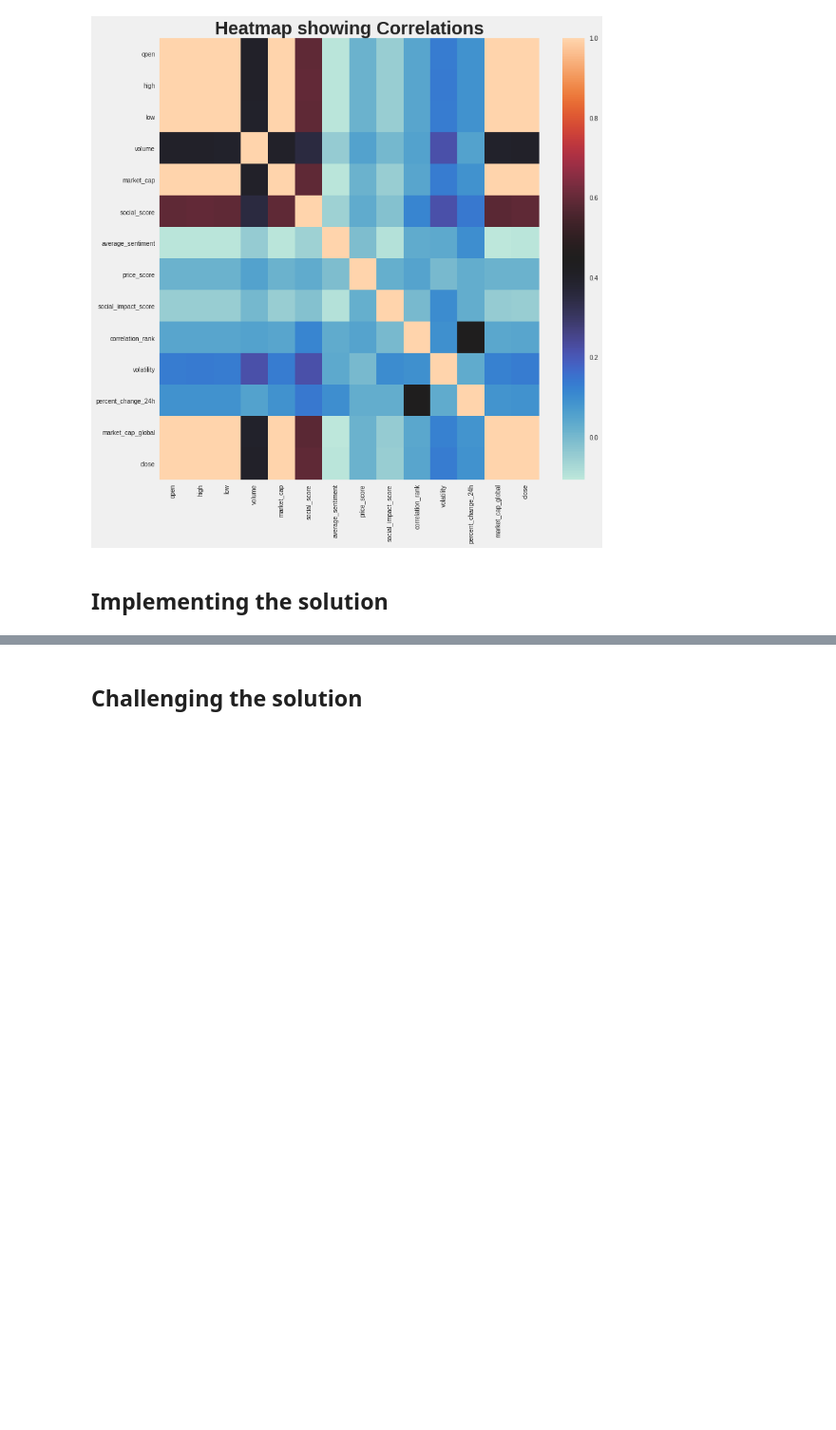
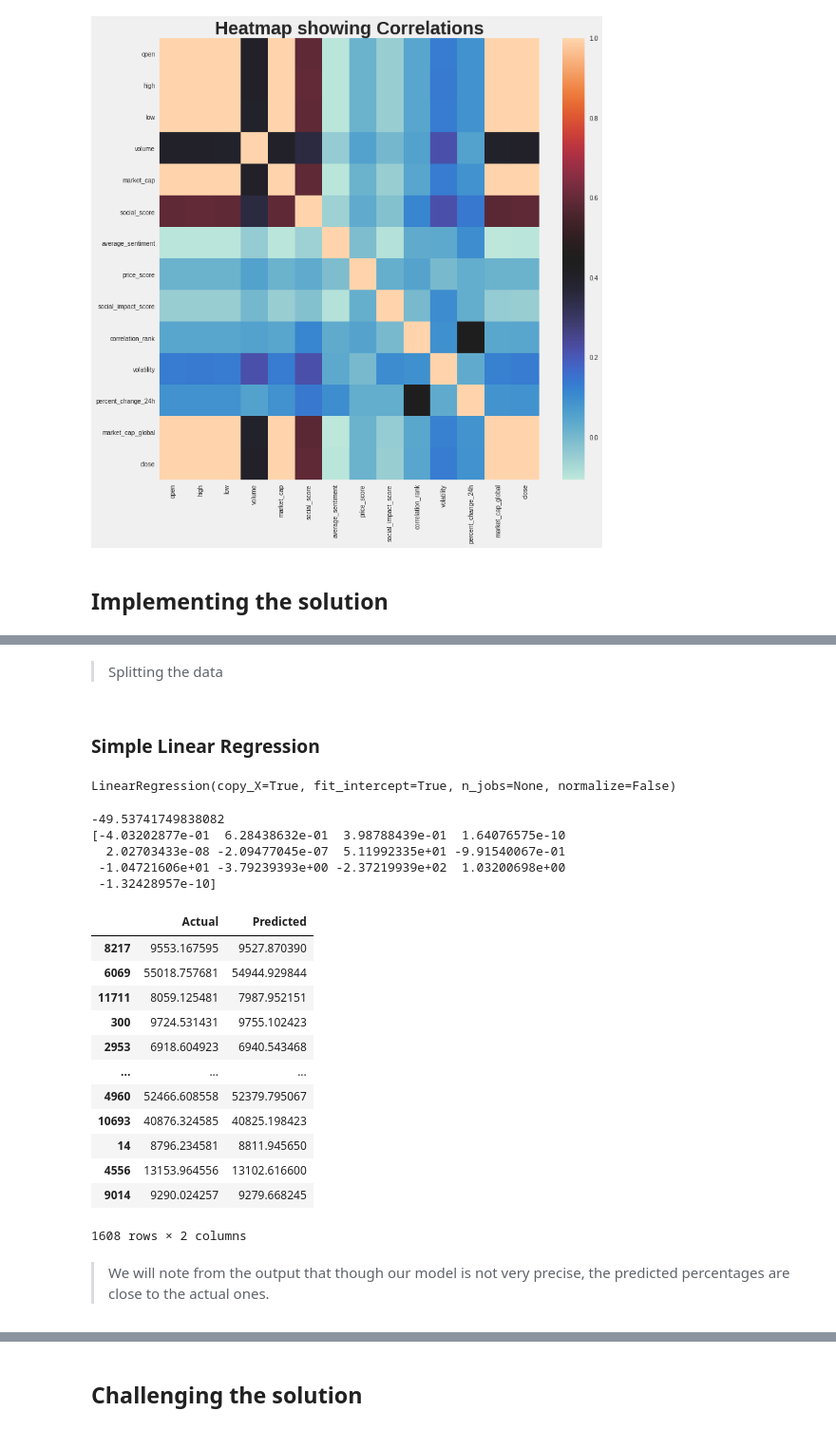
Before and after one commit to MarkNgendo/Cryptocurrency-Price-Prediction, a Jupyter notebook: Cryptocurrency_Price_Prediction.ipynb, the cells around one changed output, grey strips where cells are left out. Shown at 95% size. Saved outputs shown, nothing was run; the diff lists cells and outputs as text; code cells hidden in the pictures; blank space fills up the shorter version.

```diff
--- a/Cryptocurrency_Price_Prediction.ipynb
+++ b/Cryptocurrency_Price_Prediction.ipynb
@@ -644,0 +647,5 @@ plt.show()
+# %%
+# Creating the X and y variables
+
+X = df.drop(['id','close'], axis=1)
+y = df['close']
@@ -644,0 +654,5 @@ plt.show()
+# %%
+# define standard scaler
+scaler = StandardScaler()
+# transform data
+scaler.fit_transform(X)
@@ -644,0 +673,61 @@ plt.show()
+# %% [markdown]
+> Splitting the data
+# %%
+#splitting our data into training and test sets.
+
+X_train, X_test, y_train, y_test = train_test_split(X, y, test_size=0.2, random_state=0)
+
+# The above script splits 80% of the data to training set while 20% of the data to test set.
+# The test_size variable is where we actually specify the proportion of test set.
+# %% [markdown]
+### Simple Linear Regression
+# %%
+# Training the Algorithm
+#from sklearn.linear_model import LinearRegression
+
+regressor = LinearRegression()
+regressor.fit(X_train, y_train)
+# %% [output]
+LinearRegression(copy_X=True, fit_intercept=True, n_jobs=None, normalize=False)
+# %%
+# Getting the intercept and slope
+# ---
+# intercept
+
+print(regressor.intercept_)
+
+# slope
+#
+print(regressor.coef_)
+# %% [output]
+-49.53741749838082
+[-4.03202877e-01  6.28438632e-01  3.98788439e-01  1.64076575e-10
+  2.02703433e-08 -2.09477045e-07  5.11992335e+01 -9.91540067e-01
+ -1.04721606e+01 -3.79239393e+00 -2.37219939e+02  1.03200698e+00
+ -1.32428957e-10]
+# %%
+# Making Predictions
+# ---
+#
+y_pred = regressor.predict(X_test)
+
+# To compare the actual output values for X_test with the predicted values, execute the following
+pred = pd.DataFrame({'Actual': y_test, 'Predicted': y_pred})
+pred
+# %% [output]
+|  | Actual | Predicted |
+| 8217 | 9553.167595 | 9527.870390 |
+| 6069 | 55018.757681 | 54944.929844 |
+| 11711 | 8059.125481 | 7987.952151 |
+| 300 | 9724.531431 | 9755.102423 |
+| 2953 | 6918.604923 | 6940.543468 |
+| ... | ... | ... |
+| 4960 | 52466.608558 | 52379.795067 |
+| 10693 | 40876.324585 | 40825.198423 |
+| 14 | 8796.234581 | 8811.945650 |
+| 4556 | 13153.964556 | 13102.616600 |
+| 9014 | 9290.024257 | 9279.668245 |
+1608 rows × 2 columns
+# %% [markdown]
+> We will note from the output that though our model is not very precise,
+ the predicted percentages are close to the actual ones.
```
Also changed, not shown: parts of 8 cells of this notebook.
